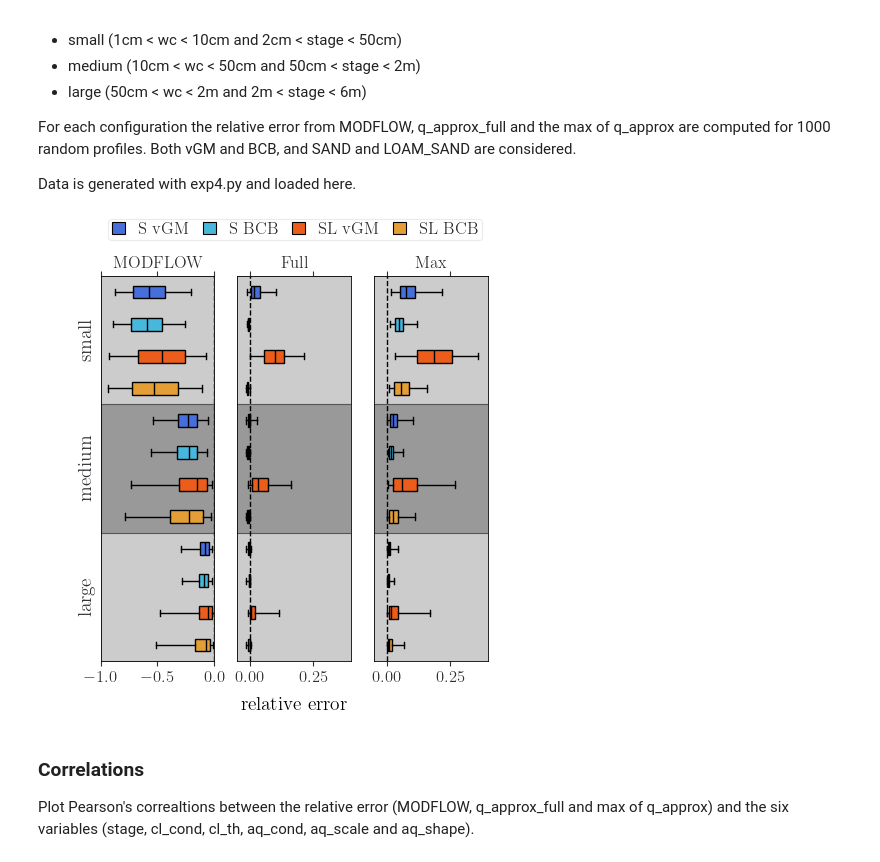
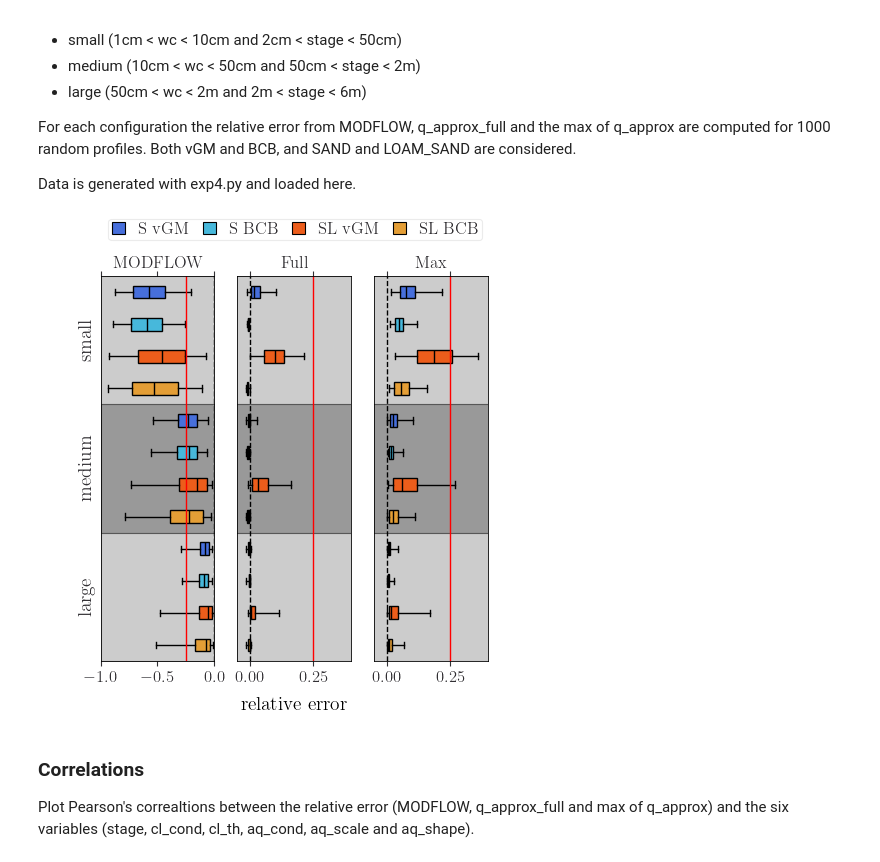
Before and after one commit to jpaccolat/seepage, a Jupyter notebook: exp4.ipynb, the cells around one changed output. Drawn from its saved outputs; the diff is of its cells as text; code cells hidden in the pictures.

```diff
--- a/exp4.ipynb
+++ b/exp4.ipynb
@@ -147,6 +148,9 @@ for ax in axs:
     ax.fill_between([-1, 1], y1=[1, 1], y2=[3, 3], color='k', alpha=0.2, zorder=0)
     ax.fill_between([-1, 1], y1=[3, 3], y2=[5, 5], color='k', alpha=0.4, zorder=0)
     ax.fill_between([-1, 1], y1=[5, 5], y2=[7, 7], color='k', alpha=0.2, zorder=0)
+axs[0].axvline(-0.25, ls='-', c='r', lw=1)
+axs[1].axvline(0.25, ls='-', c='r', lw=1)
+axs[2].axvline(0.25, ls='-', c='r', lw=1)
 
 for ax in axs:
     ax.spines["top"].set_visible(True)
@@ -156,34 +160,34 @@ for ax in axs:
     ax.minorticks_off()
     ax.set_yticks([], labels=[])
     ax.set_ylim(ymin=1, ymax=7)
 
 axs[1].set_xlabel('relative error', labelpad=8)
 axs[0].set_xlim(xmin=-1, xmax=0)
 axs[1].set_xlim(xmin=-0.05, xmax=0.4)
 axs[2].set_xlim(xmin=-0.05, xmax=0.4)
 
 axs[0].set_title('MODFLOW', loc='center', fontsize=12)
 axs[1].set_title('Full', loc='center', fontsize=12)
 axs[2].set_title('Max', loc='center', fontsize=12)
 
 axs[0].text(-1.2, 6, 'small', rotation='vertical', va='center', fontsize=14)
 axs[0].text(-1.2, 4, 'medium', rotation='vertical', va='center', fontsize=14)
 axs[0].text(-1.2, 2, 'large', rotation='vertical', va='center', fontsize=14)
 
 
 labels = [Patch(facecolor=c_S_vGM, edgecolor='k', label='S vGM'),
           Patch(facecolor=c_S_BCB, edgecolor='k', label='S BCB'),
           Patch(facecolor=c_SL_vGM, edgecolor='k', label='SL vGM'),
           Patch(facecolor=c_SL_BCB, edgecolor='k', label='SL BCB')]
 
 plt.legend(handles=labels,fontsize=12, handlelength=0.8, ncols=4,
            columnspacing=0.8, bbox_transform=axs[1].transAxes,
            bbox_to_anchor=(2.22, 1.17)
 )
 plt.tight_layout()
 plt.savefig(output_path / 'rel_error.pdf')
 # %% [output]
-[figure, old version]
+[figure, new version]
 # %% [markdown]
 ### Correlations
 
```
Also changed, not shown: parts of 1 cell of this notebook, 6 other files.
